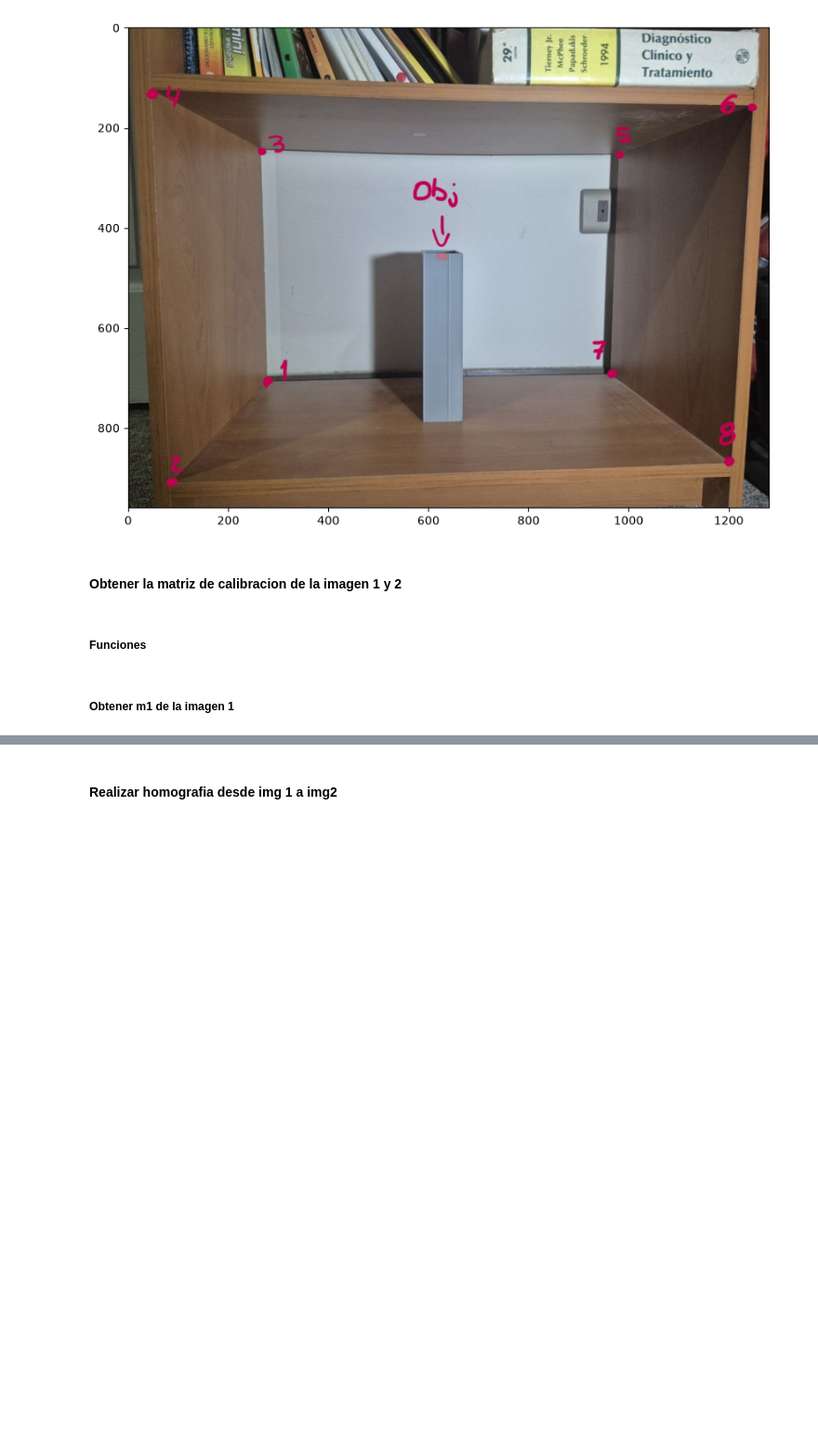
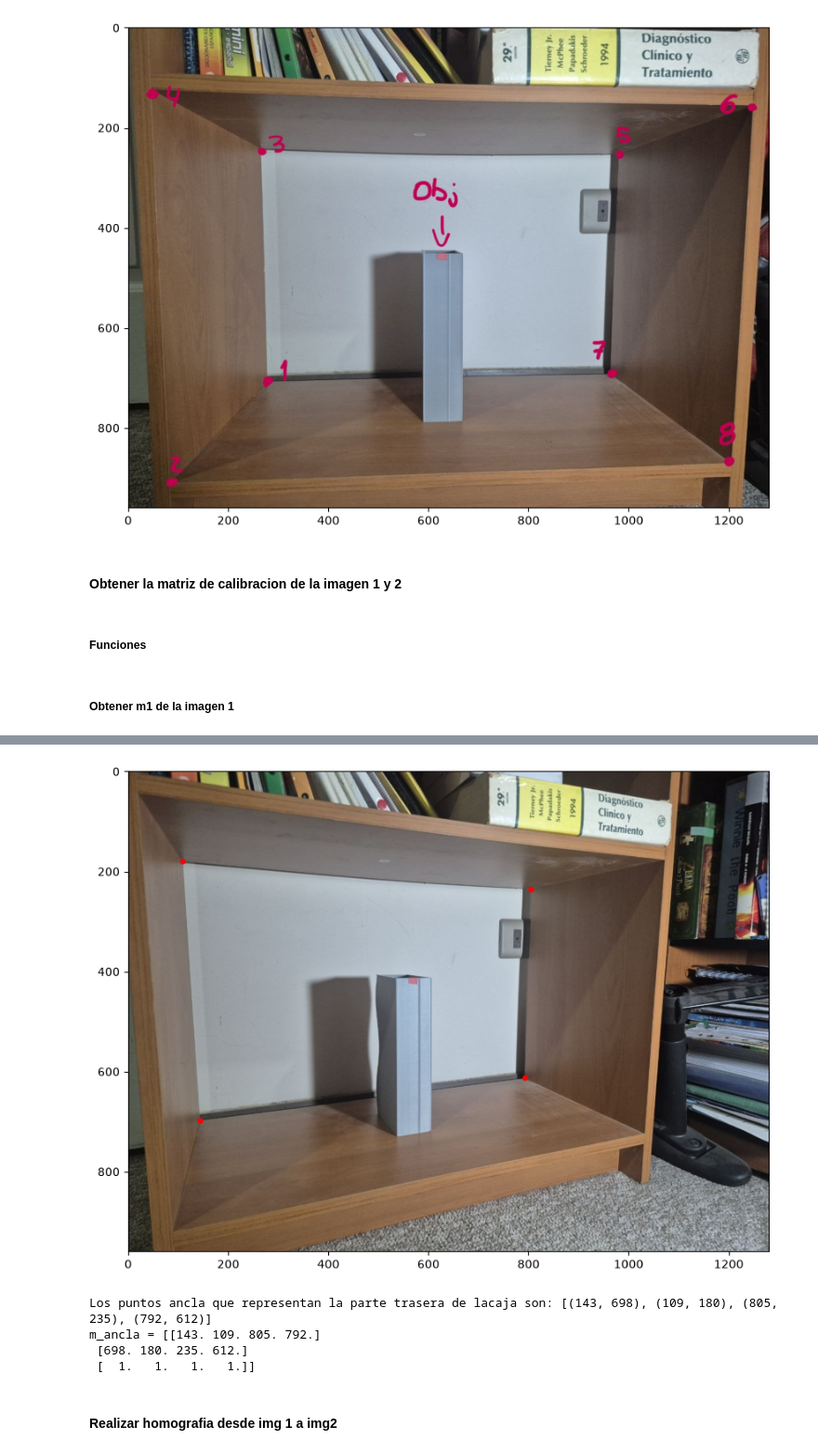
Before and after one commit to Mikson16/IIC3733-Vision-por-Computador, a Jupyter notebook: T1/src/process.ipynb, the cells around one changed output, grey strips where cells are left out. Shown at 93% size. Saved outputs shown, nothing was run; the diff lists cells and outputs as text; code cells hidden in the pictures; blank space fills up the shorter version.

```diff
--- a/T1/src/process.ipynb
+++ b/T1/src/process.ipynb
@@ -189,3 +209,25 @@ Submatriz de 3x3 superior izquierda de P:
+# %%
+# definir 4 puntos ancla de la imagen 2
+puntos_ancla = [(143, 698), (109, 180), (805, 235), (792, 612)]
+
+x, y = zip(*puntos_ancla)
+
+plt.figure(figsize=(10, 10))
+
+plt.imshow(cv2.cvtColor(img2, cv2.COLOR_BGR2RGB), cmap='gray')
+plt.scatter(x, y, color='red', s=15)
+plt.show()
+print(f"Los puntos ancla que representan la parte trasera de lacaja son: {puntos_ancla}")
+x_ancla = np.array([p[0] for p in puntos_ancla])
+y_ancla = np.array([p[1] for p in puntos_ancla])
+m_ancla = np.vstack((x_ancla, y_ancla, np.ones(len(x_ancla))))
+print(f"m_ancla = {m_ancla}")
+# %% [output]
+[figure, added]
+Los puntos ancla que representan la parte trasera de lacaja son: [(143, 698), (109, 180), (805, 235), (792, 612)]
+m_ancla = [[143. 109. 805. 792.]
+ [698. 180. 235. 612.]
+ [  1.   1.   1.   1.]]
 # %% [markdown]
 #### Realizar homografia desde img 1 a img2
 # %%
```
Also changed, not shown: parts of 5 cells of this notebook.
